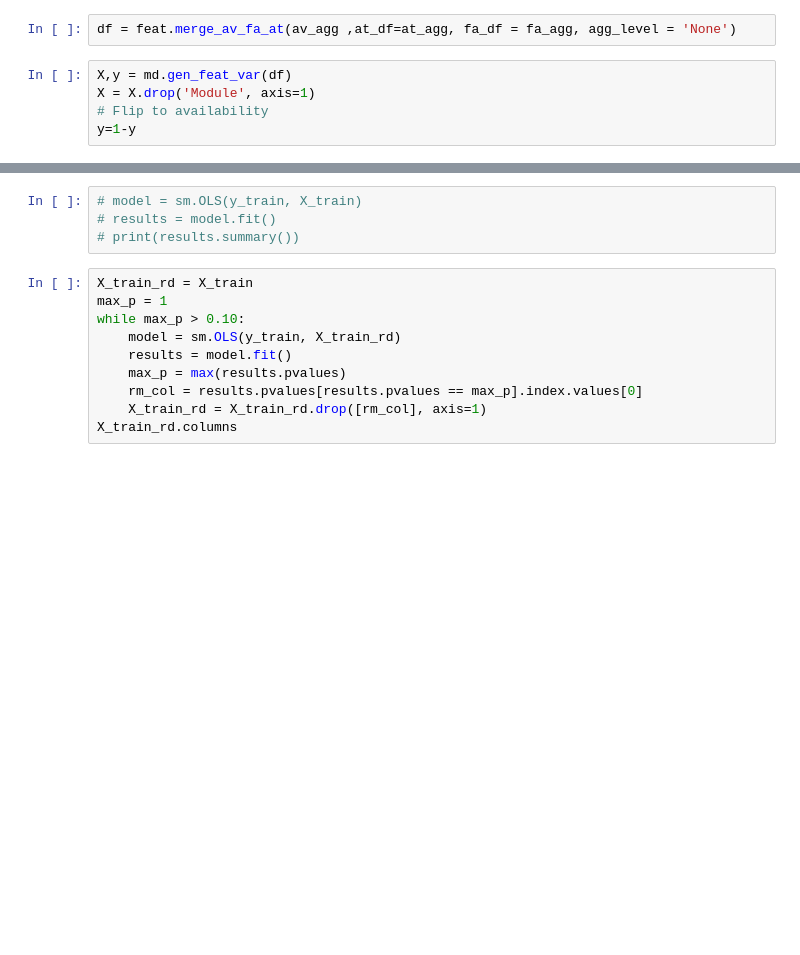
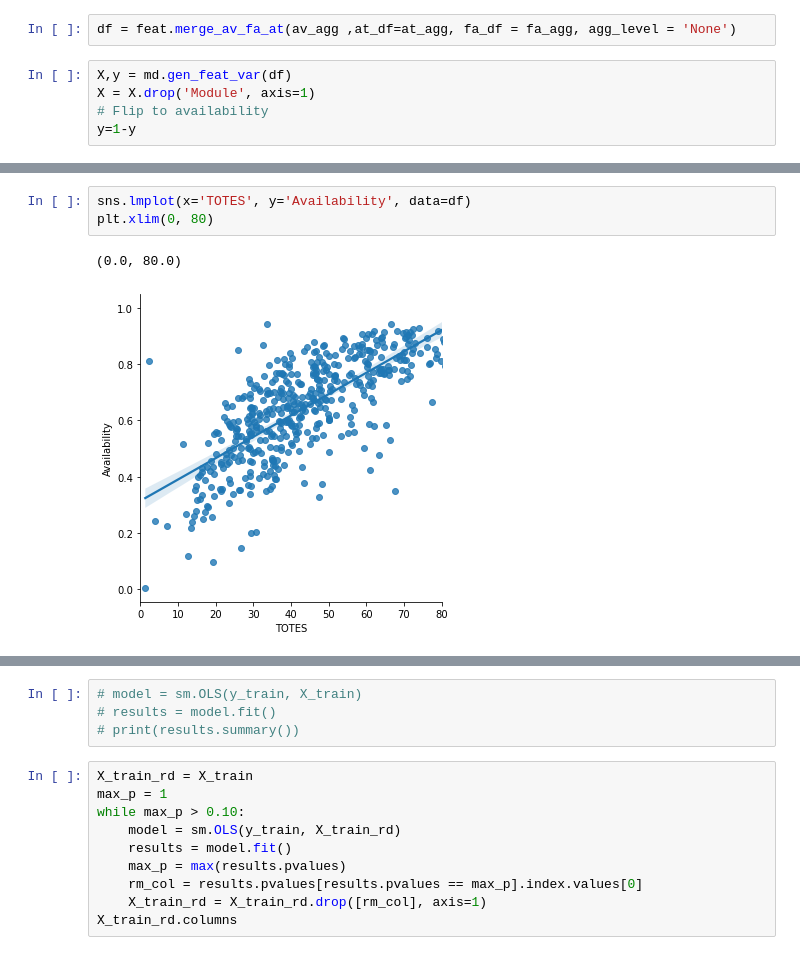
Before and after one commit to ch4413/scs, a Jupyter notebook: notebooks/BM-ch.ipynb, the cells around one changed output, grey strips where cells are left out. Saved outputs shown, nothing was run; the diff lists cells and outputs as text; blank space fills up the shorter version.

```diff
--- a/notebooks/BM-ch.ipynb
+++ b/notebooks/BM-ch.ipynb
@@ -95,3 +133,9 @@ STD     0.044070
+# %%
+sns.lmplot(x='TOTES', y='Availability', data=df)
+plt.xlim(0, 80)
+# %% [output]
+(0.0, 80.0)
+[figure, added]
 # %%
 X_train, X_test, y_train, y_test = md.split(X[['TOTES']],y)
 
```
Also changed, not shown: parts of 21 cells of this notebook.
